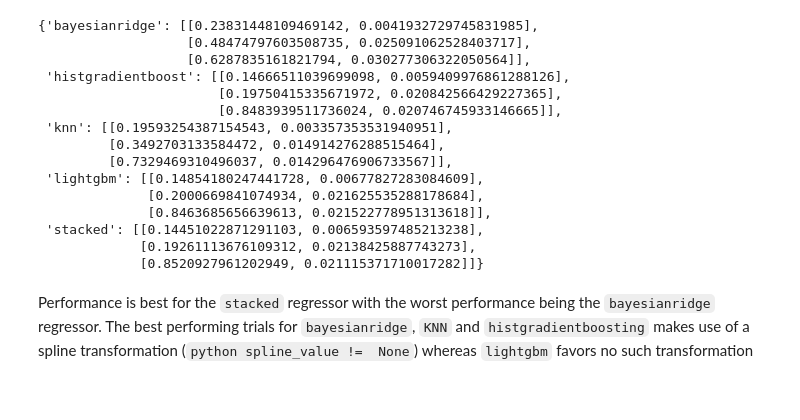
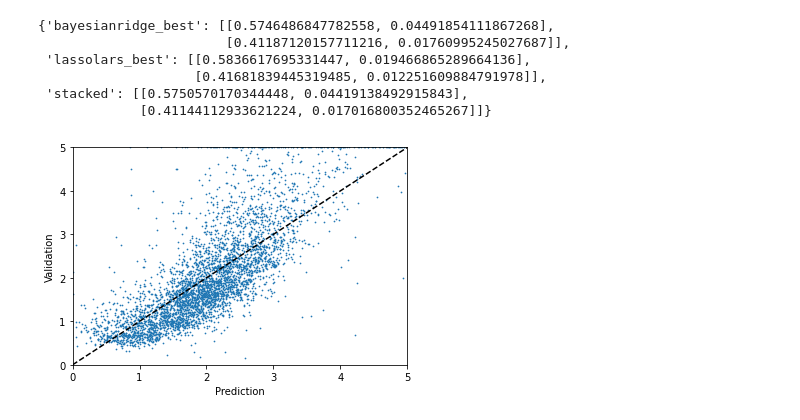
Before and after one commit to owenodriscoll/AutoML, a Jupyter notebook: examples/AutoML_example.ipynb, the cells around one changed output. Cells and saved outputs as stored; diff of their text form; code cells hidden in the pictures.

````diff
--- a/examples/AutoML_example.ipynb
+++ b/examples/AutoML_example.ipynb
@@ -8,5 +19,5 @@ from matplotlib import pyplot as plt
 # %%
 dataset = fetch_california_housing()
 X_full, y_full = dataset.data, dataset.target
-y = pd.DataFrame(y_full)
-X = pd.DataFrame(X_full)
+y = pd.DataFrame(y_full, columns = dataset.target_names)
+X = pd.DataFrame(X_full, columns = dataset.feature_names)
@@ -18 +39,14 @@ Runtime can vary greatly depending on the size of the dataset and the chosen reg
+# %%
+result1 = AutomatedRegression(
+    y=y,
+    X=X,
+    test_frac = 0.2,
+    n_trial=10,
+    write_folder='test1',
+    metric_optimise = r2_score,
+    metric_assess = [r2_score, median_absolute_error],
+    optimisation_direction = 'maximize',
+    list_regressors_optimise=['bayesianridge', 'lassolars',],
+    list_regressors_assess=['bayesianridge', 'lassolars'],
+    )
 # %%
@@ -55,20 +77,12 @@ Stacked Regressor already exists in directory. Overwrite set to 'TRUE'. Are you
 # %%
-pprint.pprint(metric_performance_summary_dict)
+pprint.pprint(result1.summary)
+plt.scatter(result1.y_pred, result1.y_test, s = 0.5); plt.plot([0,5], [0,5], '--k');
+plt.xlim([0,5]); plt.ylim([0,5]); plt.xlabel("Prediction"); _ = plt.ylabel("Validation")
 # %% [output]
-{'bayesianridge': [[0.23831448109469142, 0.0041932729745831985],
-                   [0.48474797603508735, 0.025091062528403717],
-                   [0.6287835161821794, 0.030277306322050564]],
- 'histgradientboost': [[0.14666511039699098, 0.0059409976861288126],
-                       [0.19750415335671972, 0.020842566429227365],
-                       [0.8483939511736024, 0.020746745933146665]],
- 'knn': [[0.19593254387154543, 0.003357353531940951],
-         [0.3492703133584472, 0.014914276288515464],
-         [0.7329469310496037, 0.014296476906733567]],
- 'lightgbm': [[0.14854180247441728, 0.00677827283084609],
-              [0.2000669841074934, 0.021625535288178684],
-              [0.8463685656639613, 0.021522778951313618]],
- 'stacked': [[0.14451022871291103, 0.006593597485213238],
-             [0.19261113676109312, 0.02138425887743273],
-             [0.8520927961202949, 0.021115371710017282]]}
+{'bayesianridge_best': [[0.5746486847782558, 0.04491854111867268],
+                        [0.41187120157711216, 0.01760995245027687]],
+ 'lassolars_best': [[0.5836617695331447, 0.019466865289664136],
+                    [0.41681839445319485, 0.012251609884791978]],
+ 'stacked': [[0.5750570170344448, 0.04419138492915843],
+             [0.41144112933621224, 0.017016800352465267]]}
+[figure, added]
-# %% [markdown]
-Performance is best for the `stacked` regressor with the worst performance being the `bayesianridge` regressor. The best performing trials for `bayesianridge`, `KNN` and `histgradientboosting` makes use of a spline transformation (```python spline_value !=  None```) whereas `lightgbm` favors no such transformation
````
Also changed, not shown: parts of 31 cells of this notebook.
